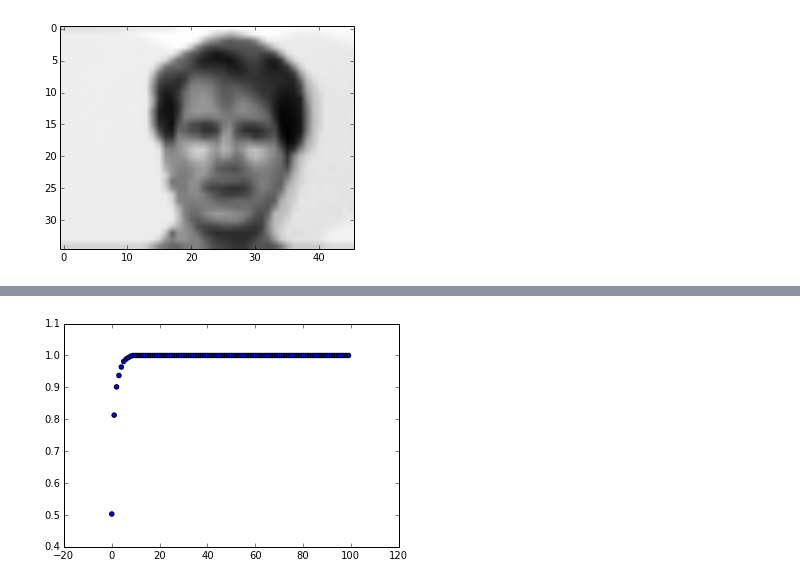
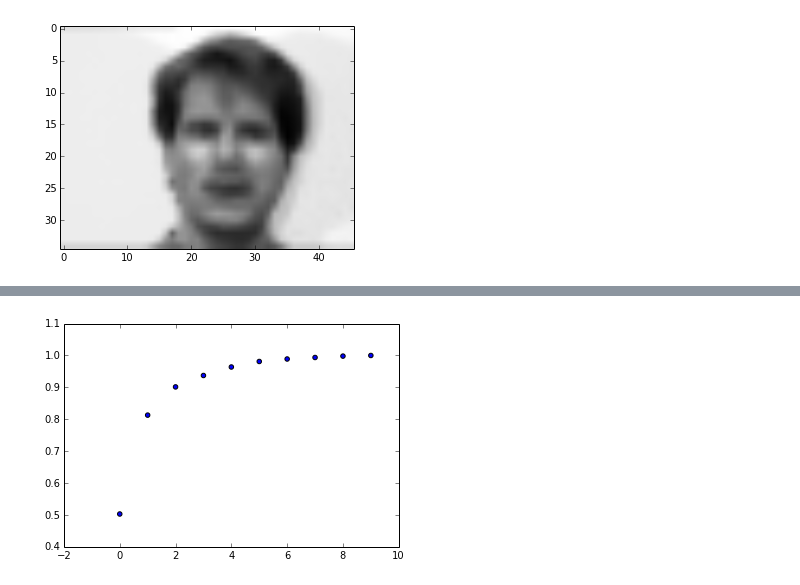
Before and after one commit to bugra/EigenFace, a Jupyter notebook: EigenFace.ipynb, the cells around one changed output, grey strips where cells are left out. Saved outputs shown, nothing was run; the diff lists cells and outputs as text; code cells hidden in the pictures.

Commit message:
Selecting number of eigenvalues is added

```diff
--- a/EigenFace.ipynb
+++ b/EigenFace.ipynb
@@ -59,5 +27,5 @@ plt.show()
 # %%
-eigen_face.plot_eigen_value_distribution(range(0,100))
+eigen_face.plot_eigen_value_distribution(range(0,10))
 plt.show()
 # %% [output]
-[figure, old version]
+[figure, new version]
```
Also changed, not shown: parts of 8 cells of this notebook.
